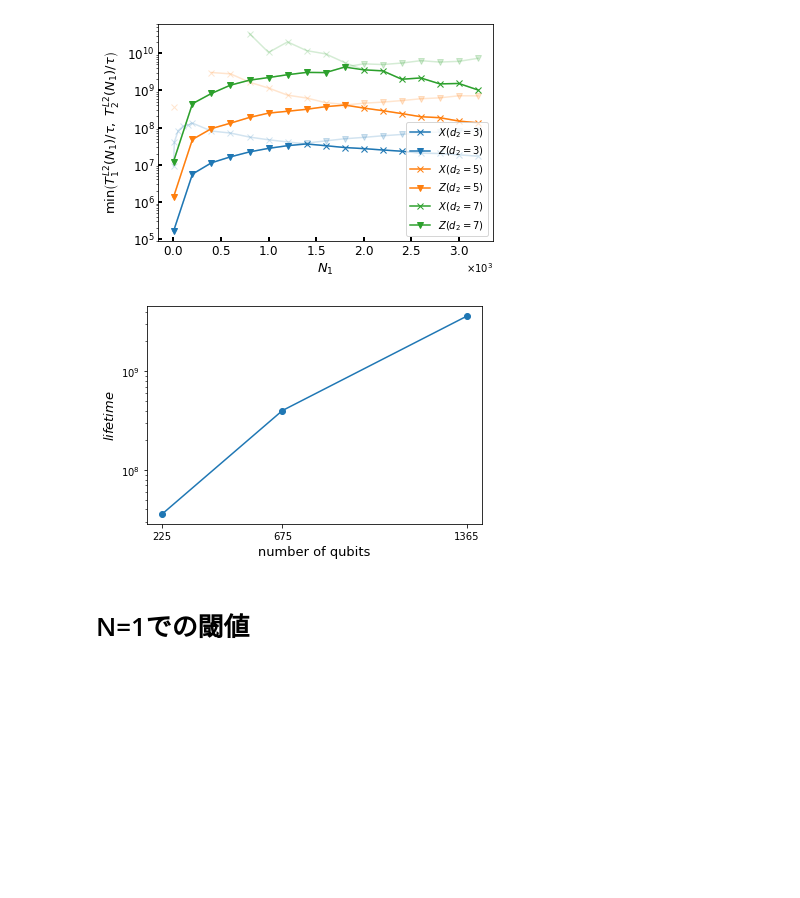
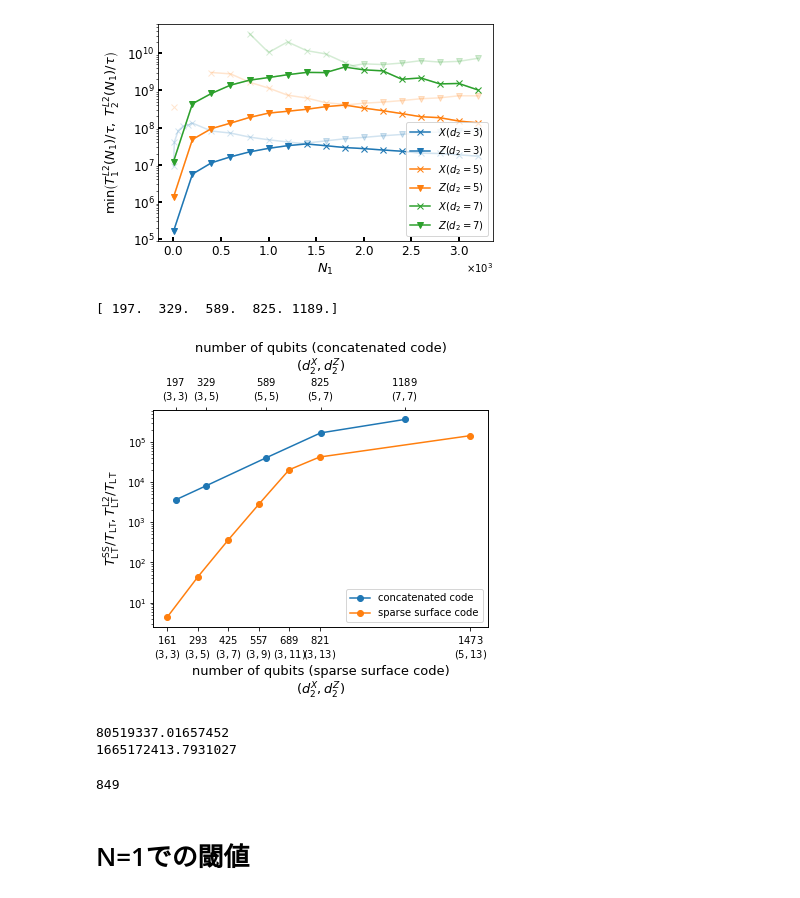
Before and after one commit to kono0924/Fujii-lab, a Jupyter notebook: surface_realistic/realistic_single_round/csv_view.ipynb, the cells around one changed output. Drawn from its saved outputs; the diff is of its cells as text; code cells hidden in the pictures; blank space fills up the shorter version.

```diff
--- a/surface_realistic/realistic_single_round/csv_view.ipynb
+++ b/surface_realistic/realistic_single_round/csv_view.ipynb
@@ -591,0 +634,11 @@ plt.show()
+# %%
+d1 = 5
+d2 = 5
+N1 = 400
+pL = 5.680000000000015e-05
+print(d2*(6*N1+4*d1+1)/pL)
+
+d2 = 7
+N1 = 600
+pL = 5.800000000000002e-06
+print(d2*(6*N1+4*d1+1)/pL)
@@ -864,22 +920,52 @@ plt.show()
 3583106382.9787207
 [figure]
 # %%
-cd_list =[[3,3],[5,5],[7,7]]
-lifetime_list = np.array([3.6*10**7,4*10**8,3.6*10**9])
+cd_list =[[3,3],[3,5],[5,5],[5,7],[7,7]]
+lifetime_list = np.array([3.6*10**7,80519337,4*10**8,1665172414,3.6*10**9])
 number_list = np.array([])
 def qubits_number(d1,dx,dz):
-    return dz*(2*dx-1)*(2*d1 -1) + (4*dx*dz-dx-dz)
+    return dz*(2*dx-1)*(2*d1 -1) + dz-1
 for cd in cd_list:
     number_list = np.append(number_list,qubits_number(7,cd[0],cd[1]))
+print(number_list)
 fig, ax = plt.subplots()
-ax.plot(number_list, lifetime_list,marker='o')
-ax.set_xlabel(r"number of qubits", fontsize=13)
-ax.set_ylabel(r'$lifetime$', fontsize=13)
-ax.set_xticks(number_list)
+ax2 = ax.twiny()
+ax.plot(number_list, lifetime_list/10000,marker='o',label="concatenated code")
+ax.plot([161,293,425,557,689,821,1473],
+        np.array([4.36000633e+04, 4.33196741e+05, 3.61545140e+06, 2.77112623e+07,2.01909055e+08,4.18860000e+08,1.42251147e+09])/10000,marker='o',label="sparse surface code")
+ax.set_xlabel(r"number of qubits (sparse surface code)"+"\n"+r"$(d^{X}_{2},d^{Z}_{2})$", fontsize=13)
+ax2.set_xlabel(r"number of qubits (concatenated code)"+"\n"+r"$(d^{X}_{2},d^{Z}_{2})$", fontsize=13)
+ax.set_ylabel(r'$T_{\mathrm{LT}}^{\mathrm{SS}}/T_{\mathrm{LT}}, T_{\mathrm{LT}}^{\mathrm{L2}}/T_{\mathrm{LT}}$', fontsize=13)
+ax.set_xticks([161,293,425,557,689,821,1473])
+ax.set_xticklabels([r"$161$"+"\n"+r"$(3,3)$",r"$293$"+"\n"+r"$(3,5)$",r"$425$"+"\n"+r"$(3,7)$",r"$557$"+"\n"+r"$(3,9)$",
+                    r"$689$"+"\n"+r"$(3,11)$",r"$821$"+"\n"+r"$(3,13)$",r"$1473$"+"\n"+r"$(5,13)$"])
+ax2.set_xticks(number_list)
+ax2.set_xticklabels([r"$197$"+"\n"+r"$(3,3)$",r"$329$"+"\n"+r"$(3,5)$",r"$589$"+"\n"+r"$(5,5)$",r"$825$"+"\n"+r"$(5,7)$",r"$1189$"+"\n"+r"$(7,7)$"])
 ax.set_yscale("log")
+ax.set_xlim(100,1550)
+ax2.set_xlim(100,1550)
+ax.legend()
 plt.show()
 # %% [output]
+[ 197.  329.  589.  825. 1189.]
-[figure, old version]
+[figure, new version]
+# %%
+d1 = 7
+d2 = 3
+N1 = 400
+pL = 9.050000000000007e-05
+print(d2*(6*N1+4*d1+1)/pL)
+
+d2 = 5
+N1 = 800
+pL = 1.4500000000000007e-05
+print(d2*(6*N1+4*d1+1)/pL)
+
+qubits_number(d1,7,5)
+# %% [output]
+80519337.01657452
+1665172413.7931027
+849
 # %% [markdown]
 # N=1での閾値
 # %%
```
Also changed, not shown: parts of 4 cells of this notebook, 1 other file.
